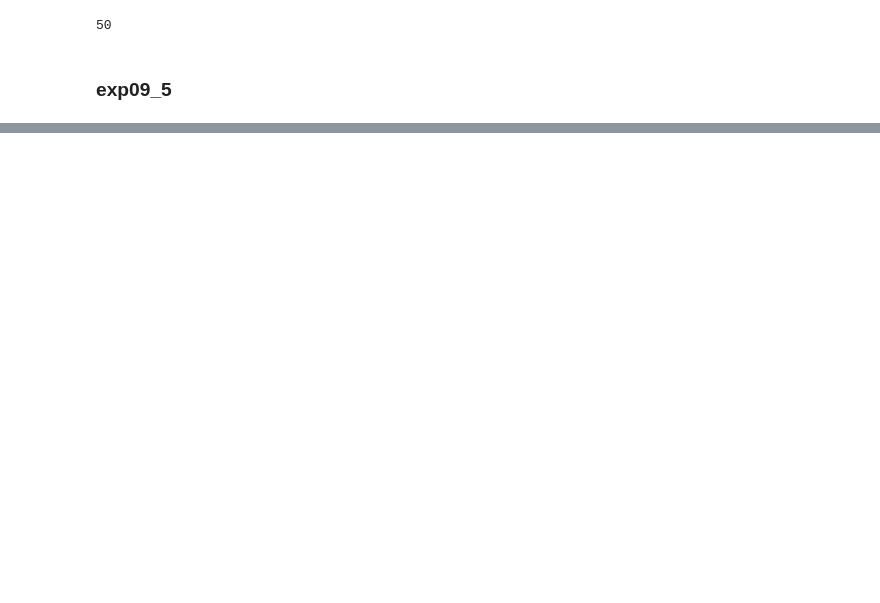
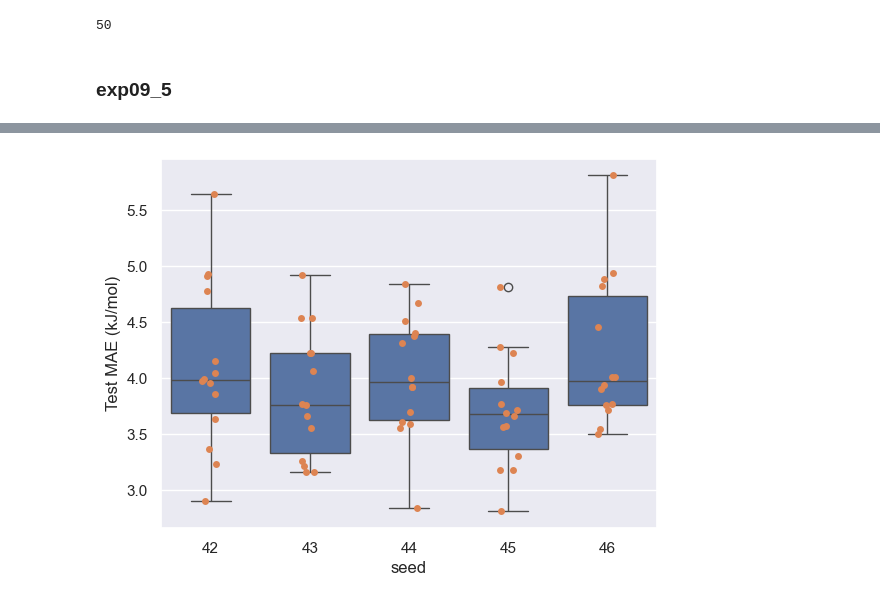
Before and after one commit to MarshallYan/modelforge-experiments, a Jupyter notebook: analysis/aimnet2_qm9.ipynb, the cells around one changed output, grey strips where cells are left out. Cells and saved outputs as stored; diff of their text form; code cells hidden in the pictures; blank space fills up the shorter version.

Commit message:
exp11_1 AIMNet2-QM9 loss component tests

```diff
--- a/analysis/aimnet2_qm9.ipynb
+++ b/analysis/aimnet2_qm9.ipynb
@@ -489,7 +489,11 @@ for run in runs:
     total_dimensitons = 0
     for i in record["interaction_module_hidden_layers"]:
         total_dimensitons += sum(i)
+    record.update(extract_config(potential_parameter, "output_module_hidden_layers"))
     record["total_dimensions"] = total_dimensitons
+
+    record["hidden_layer_str"] = str(record["interaction_module_hidden_layers"])
+    record["output_layer_str"] = str(record["output_module_hidden_layers"])
 
     try:
         record.update({
@@ -512,0 +541,19 @@ exp_results_df = pd.DataFrame(exp_results)
+# %%
+ax = sns.boxplot(
+    data=exp_results_df,
+    x="seed",
+    y="test/per_system_energy/mae",
+    # hue="total_dimensions",
+)
+sns.stripplot(
+    ax=ax,
+    data=exp_results_df,
+    x="seed",
+    y="test/per_system_energy/mae",
+    # hue="total_dimensions",
+    # legend=False,
+)
+ax.set_ylabel("Test MAE (kJ/mol)")
+plt.show()
+# %% [output]
+[figure, added]
```
Also changed, not shown: parts of 7 cells of this notebook, 9 other files.
